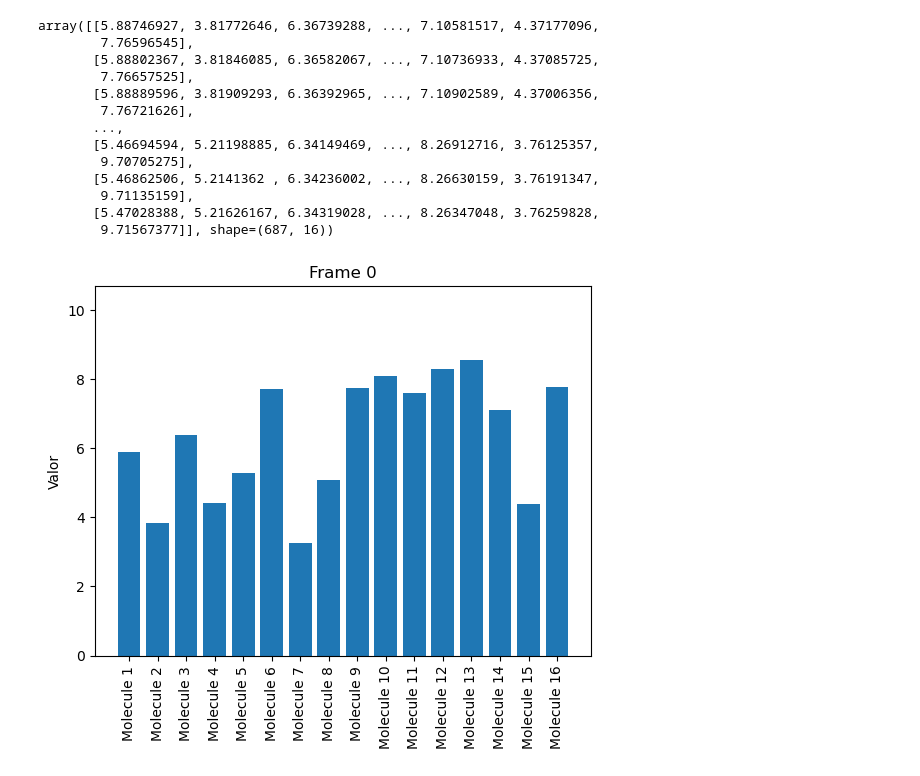
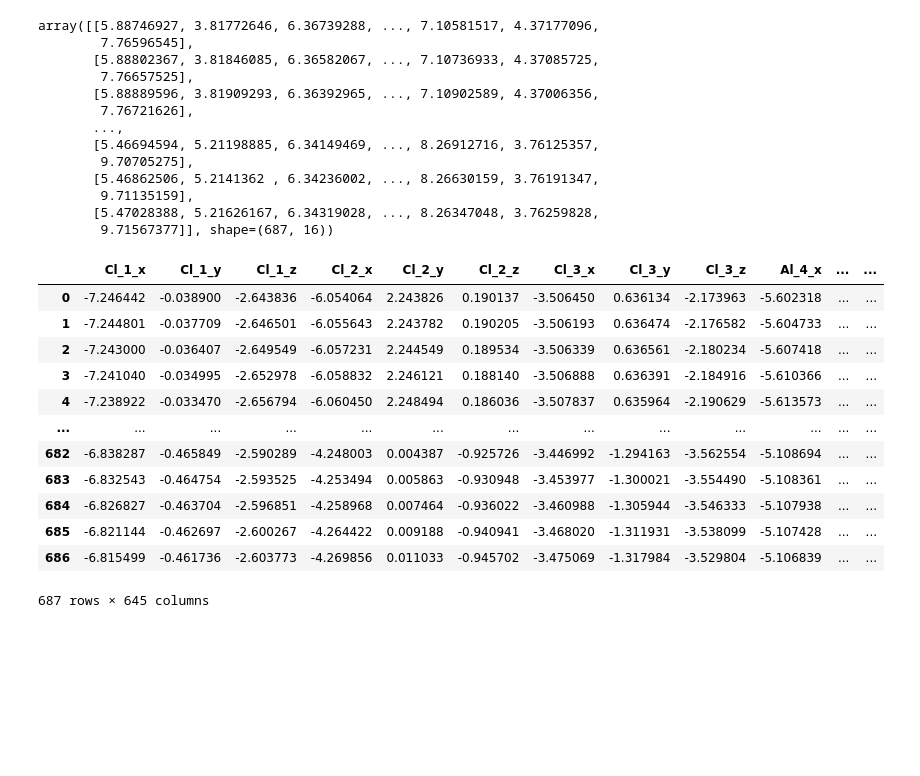
Before and after one commit to physicsIS/Computational_Material_Science, a Jupyter notebook: carbon_nanoscrolls/t4/analisis.ipynb, the cells around one changed output. Drawn from its saved outputs; the diff is of its cells as text; code cells hidden in the pictures; blank space fills up the shorter version.

```diff
--- a/carbon_nanoscrolls/t4/analisis.ipynb
+++ b/carbon_nanoscrolls/t4/analisis.ipynb
@@ -92,37 +101,6 @@ array([[5.88746927, 3.81772646, 6.36739288, ..., 7.10581517, 4.37177096,
         9.71135159],
        [5.47028388, 5.21626167, 6.34319028, ..., 8.26347048, 3.76259828,
         9.71567377]], shape=(687, 16))
-# %%
-import matplotlib.animation as animation
-from IPython.display import HTML
-
-# Requiere esto en Jupyter Notebook/VSCode
-%matplotlib inline
-
-# Crear figura
-fig, ax = plt.subplots()
-labels = [f"Molecule {i+1}" for i in range(len(sol))]
-x = np.arange(len(sol))
-bars = ax.bar(x, frames_radius_distance[0], tick_label=labels)
-plt.setp(ax.get_xticklabels(), rotation=90)
-ax.set_ylim(0, np.max(frames_radius_distance) * 1.1)
-ax.set_ylabel("Valor")
-
-# Función de actualización
-def update(frame):
-    for bar, y in zip(bars, frames_radius_distance[frame]):
-        bar.set_height(y)
-    ax.set_title(f"Frame {frame}")
-    return bars
-
-# Crear animación
-anim = animation.FuncAnimation(fig, update, frames=frames_radius_distance.shape[0], interval=50, blit=False)
-
-## Mostrar animación correctamente en Jupyter en VSCode
-#HTML(anim.to_jshtml())
-ani.save("animacion.mp4", writer="ffmpeg", fps=10)
-# %% [output]
-[figure, removed]
 # %%
 import numpy as np
 import matplotlib.pyplot as plt
@@ -160,3 +152,36 @@ ani.save("animacion.mp4", writer=writer)
 plt.close(fig)  # Importante si no querés mostrar la figura estática
 
 #HTML(anim.to_jshtml())
+# %%
+aux = get_data(["alcl3_opt.xyz","1-Ethyl-3-methylimidazolium_opt.xyz"], "pw1.out")
+
+
+cols = aux.columns
+
+# Iteramos en pasos de 3 (x,y,z)
+for i in range(0, len(cols), 3):
+    # Columnas de x,y,z para esa molécula
+    x_col = cols[i]
+    y_col = cols[i+1]
+    z_col = cols[i+2]
+
+    # Sumamos el desplazamiento
+    aux[x_col] = aux[x_col] - all_center_of_mass[0]
+    aux[y_col] = aux[y_col] - all_center_of_mass[1]
+    aux[z_col] = aux[z_col] - all_center_of_mass[2]
+
+aux
+# %% [output]
+|  | Cl_1_x | Cl_1_y | Cl_1_z | Cl_2_x | Cl_2_y | Cl_2_z | Cl_3_x | Cl_3_y | Cl_3_z | Al_4_x | ... | ... |
+| 0 | -7.246442 | -0.038900 | -2.643836 | -6.054064 | 2.243826 | 0.190137 | -3.506450 | 0.636134 | -2.173963 | -5.602318 | ... | ... |
+| 1 | -7.244801 | -0.037709 | -2.646501 | -6.055643 | 2.243782 | 0.190205 | -3.506193 | 0.636474 | -2.176582 | -5.604733 | ... | ... |
+| 2 | -7.243000 | -0.036407 | -2.649549 | -6.057231 | 2.244549 | 0.189534 | -3.506339 | 0.636561 | -2.180234 | -5.607418 | ... | ... |
+| 3 | -7.241040 | -0.034995 | -2.652978 | -6.058832 | 2.246121 | 0.188140 | -3.506888 | 0.636391 | -2.184916 | -5.610366 | ... | ... |
+| 4 | -7.238922 | -0.033470 | -2.656794 | -6.060450 | 2.248494 | 0.186036 | -3.507837 | 0.635964 | -2.190629 | -5.613573 | ... | ... |
+| ... | ... | ... | ... | ... | ... | ... | ... | ... | ... | ... | ... | ... |
+| 682 | -6.838287 | -0.465849 | -2.590289 | -4.248003 | 0.004387 | -0.925726 | -3.446992 | -1.294163 | -3.562554 | -5.108694 | ... | ... |
+| 683 | -6.832543 | -0.464754 | -2.593525 | -4.253494 | 0.005863 | -0.930948 | -3.453977 | -1.300021 | -3.554490 | -5.108361 | ... | ... |
+| 684 | -6.826827 | -0.463704 | -2.596851 | -4.258968 | 0.007464 | -0.936022 | -3.460988 | -1.305944 | -3.546333 | -5.107938 | ... | ... |
+| 685 | -6.821144 | -0.462697 | -2.600267 | -4.264422 | 0.009188 | -0.940941 | -3.468020 | -1.311931 | -3.538099 | -5.107428 | ... | ... |
+| 686 | -6.815499 | -0.461736 | -2.603773 | -4.269856 | 0.011033 | -0.945702 | -3.475069 | -1.317984 | -3.529804 | -5.106839 | ... | ... |
+687 rows × 645 columns
```
Also changed, not shown: parts of 8 cells of this notebook, 15 other files.
